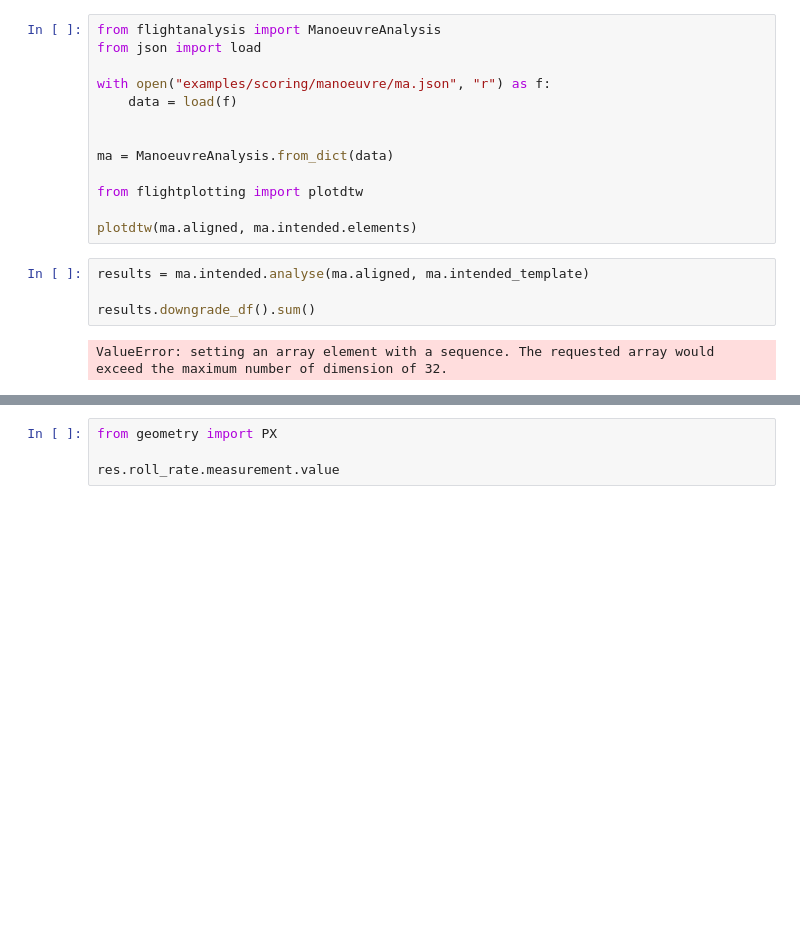
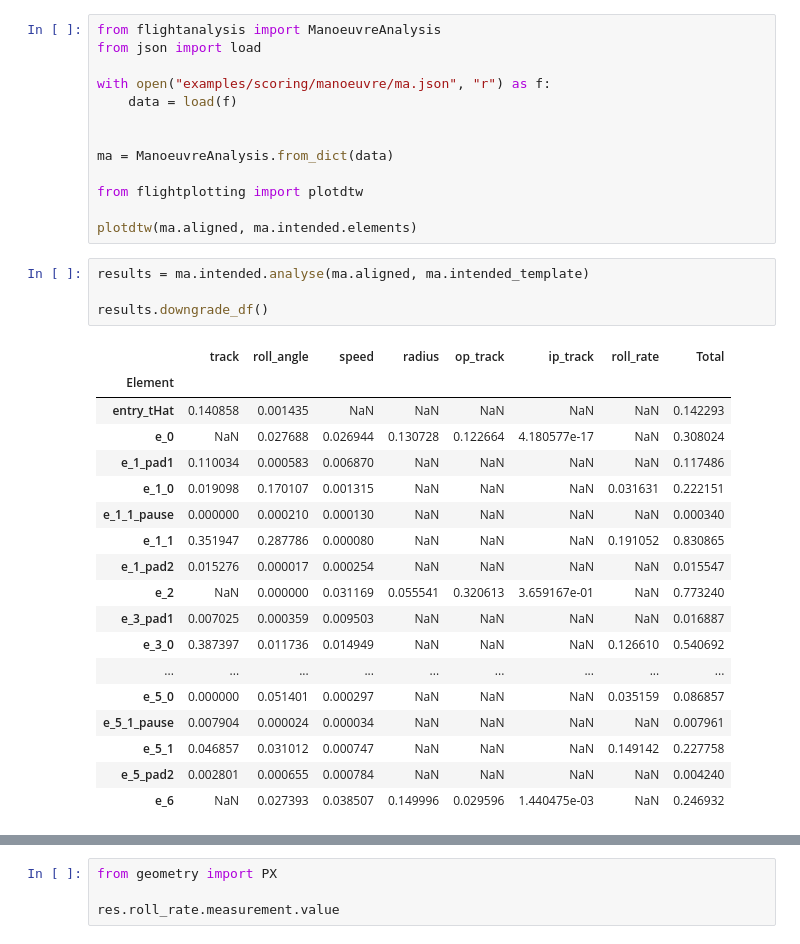
Before and after one commit to VinceBeesley/FlightAnalysis, a Jupyter notebook: examples/scoring/manoeuvre/man_analysis.ipynb, the cells around one changed output, grey strips where cells are left out. Saved outputs shown, nothing was run; the diff lists cells and outputs as text; blank space fills up the shorter version.

```diff
--- a/examples/scoring/manoeuvre/man_analysis.ipynb
+++ b/examples/scoring/manoeuvre/man_analysis.ipynb
@@ -14,6 +14,23 @@ plotdtw(ma.aligned, ma.intended.elements)
 # %%
 results = ma.intended.analyse(ma.aligned, ma.intended_template)
 
-results.downgrade_df().sum()
+results.downgrade_df()
 # %% [output]
-ValueError: setting an array element with a sequence. The requested array would exceed the maximum number of dimension of 32.
+|  | track | roll_angle | speed | radius | op_track | ip_track | roll_rate | Total |
+| Element |  |  |  |  |  |  |  |  |
+| entry_tHat | 0.140858 | 0.001435 | NaN | NaN | NaN | NaN | NaN | 0.142293 |
+| e_0 | NaN | 0.027688 | 0.026944 | 0.130728 | 0.122664 | 4.180577e-17 | NaN | 0.308024 |
+| e_1_pad1 | 0.110034 | 0.000583 | 0.006870 | NaN | NaN | NaN | NaN | 0.117486 |
+| e_1_0 | 0.019098 | 0.170107 | 0.001315 | NaN | NaN | NaN | 0.031631 | 0.222151 |
+| e_1_1_pause | 0.000000 | 0.000210 | 0.000130 | NaN | NaN | NaN | NaN | 0.000340 |
+| e_1_1 | 0.351947 | 0.287786 | 0.000080 | NaN | NaN | NaN | 0.191052 | 0.830865 |
+| e_1_pad2 | 0.015276 | 0.000017 | 0.000254 | NaN | NaN | NaN | NaN | 0.015547 |
+| e_2 | NaN | 0.000000 | 0.031169 | 0.055541 | 0.320613 | 3.659167e-01 | NaN | 0.773240 |
+| e_3_pad1 | 0.007025 | 0.000359 | 0.009503 | NaN | NaN | NaN | NaN | 0.016887 |
+| e_3_0 | 0.387397 | 0.011736 | 0.014949 | NaN | NaN | NaN | 0.126610 | 0.540692 |
+| ... | ... | ... | ... | ... | ... | ... | ... | ... |
+| e_5_0 | 0.000000 | 0.051401 | 0.000297 | NaN | NaN | NaN | 0.035159 | 0.086857 |
+| e_5_1_pause | 0.007904 | 0.000024 | 0.000034 | NaN | NaN | NaN | NaN | 0.007961 |
+| e_5_1 | 0.046857 | 0.031012 | 0.000747 | NaN | NaN | NaN | 0.149142 | 0.227758 |
+| e_5_pad2 | 0.002801 | 0.000655 | 0.000784 | NaN | NaN | NaN | NaN | 0.004240 |
+| e_6 | NaN | 0.027393 | 0.038507 | 0.149996 | 0.029596 | 1.440475e-03 | NaN | 0.246932 |
```
Also changed, not shown: parts of 6 cells of this notebook, 11 other files.
